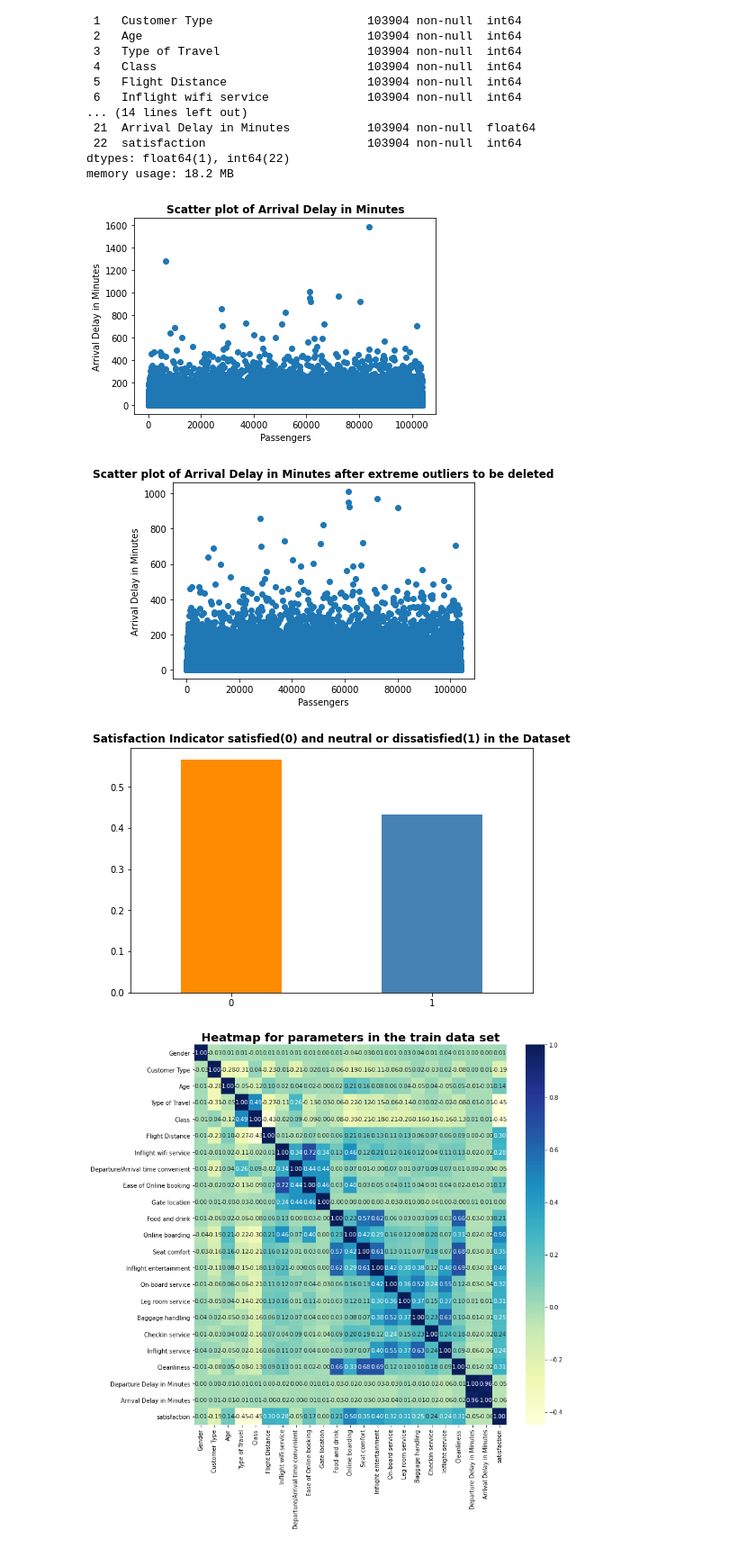
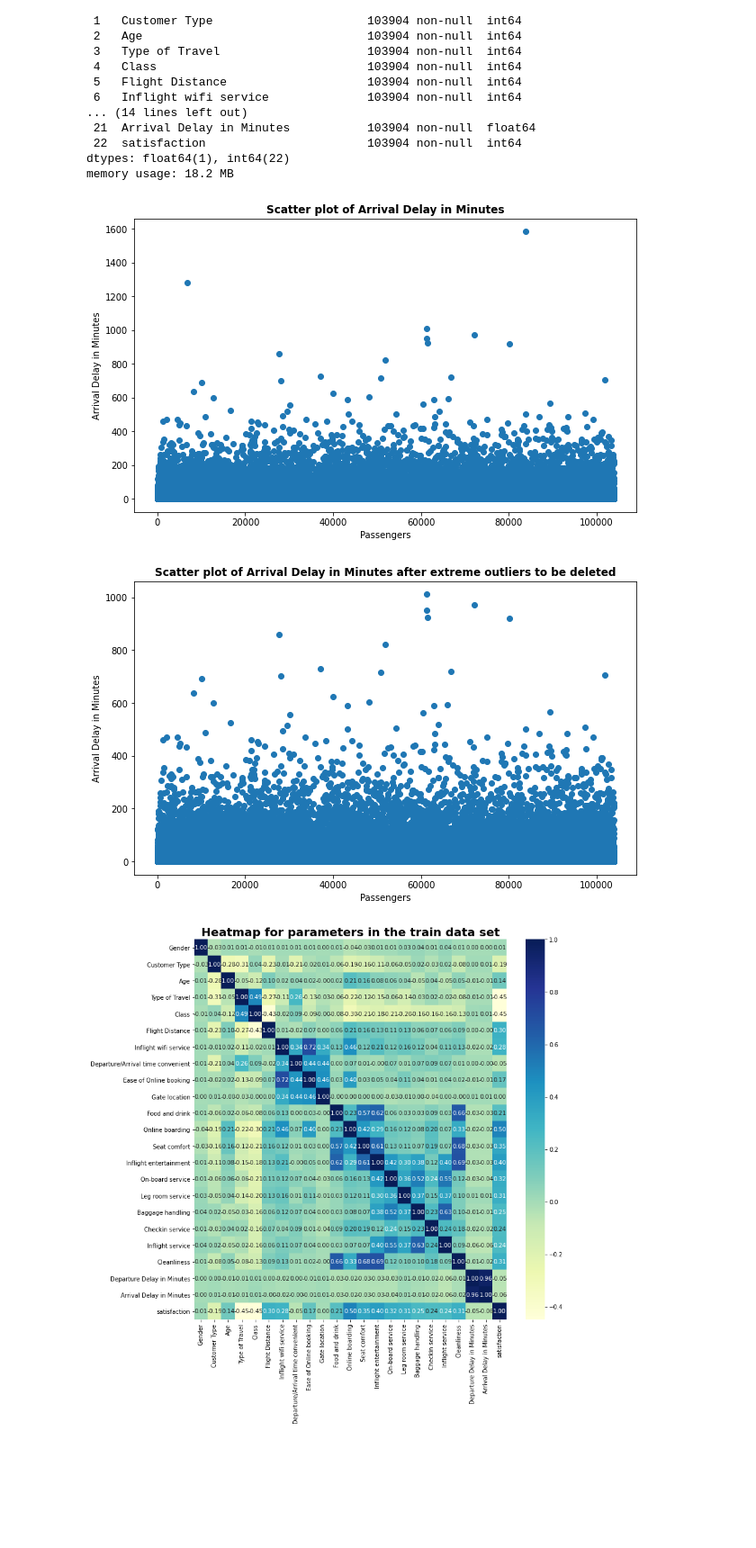
Before and after one commit to dynle/2020f-ML, a Jupyter notebook: project/airlinesatisfaction/code.ipynb, the cells around one changed output. Shown at 90% size. Drawn from its saved outputs; the diff is of its cells as text; code cells hidden in the pictures; blank space fills up the shorter version.

Commit message:
add more graphs

```diff
--- a/project/airlinesatisfaction/code.ipynb
+++ b/project/airlinesatisfaction/code.ipynb
@@ -132,21 +166,19 @@ Data columns (total 23 columns):
 dtypes: float64(1), int64(22)
 memory usage: 18.2 MB
 # %%
-import matplotlib.pyplot as plt
-
-plt.figure()
+plt.figure(figsize=(10,6))
 xx=np.linspace(0,len(train),len(train))
 plt.scatter(xx, train['Arrival Delay in Minutes'])
 plt.xlabel('Passengers')
 plt.ylabel('Arrival Delay in Minutes')
 plt.title('Scatter plot of Arrival Delay in Minutes',fontweight='bold')
 plt.show()
 # %% [output]
-[figure, old version]
+[figure, new version]
 # %%
 train = train[train['Arrival Delay in Minutes'] <= 1200]
 
-plt.figure()
+plt.figure(figsize=(10,6))
 xx=np.linspace(0,len(train),len(train))
 plt.scatter(xx, train['Arrival Delay in Minutes'])
 plt.xlabel('Passengers')
@@ -154,14 +186,7 @@ plt.ylabel('Arrival Delay in Minutes')
 plt.title('Scatter plot of Arrival Delay in Minutes after extreme outliers to be deleted',fontweight='bold')
 plt.show()
 # %% [output]
-[figure, old version]
+[figure, new version]
-# %%
-plt.figure(figsize = (8,5))
-train.satisfaction.value_counts(normalize = True).plot(kind='bar', color= ['darkorange','steelblue'], rot=0)
-plt.title('Satisfaction Indicator satisfied(0) and neutral or dissatisfied(1) in the Dataset',fontweight='bold')
-plt.show()
-# %% [output]
-[figure, removed]
 # %%
 import seaborn as sns
 plt.figure(figsize=(12,12))
```
Also changed, not shown: parts of 17 cells of this notebook.
